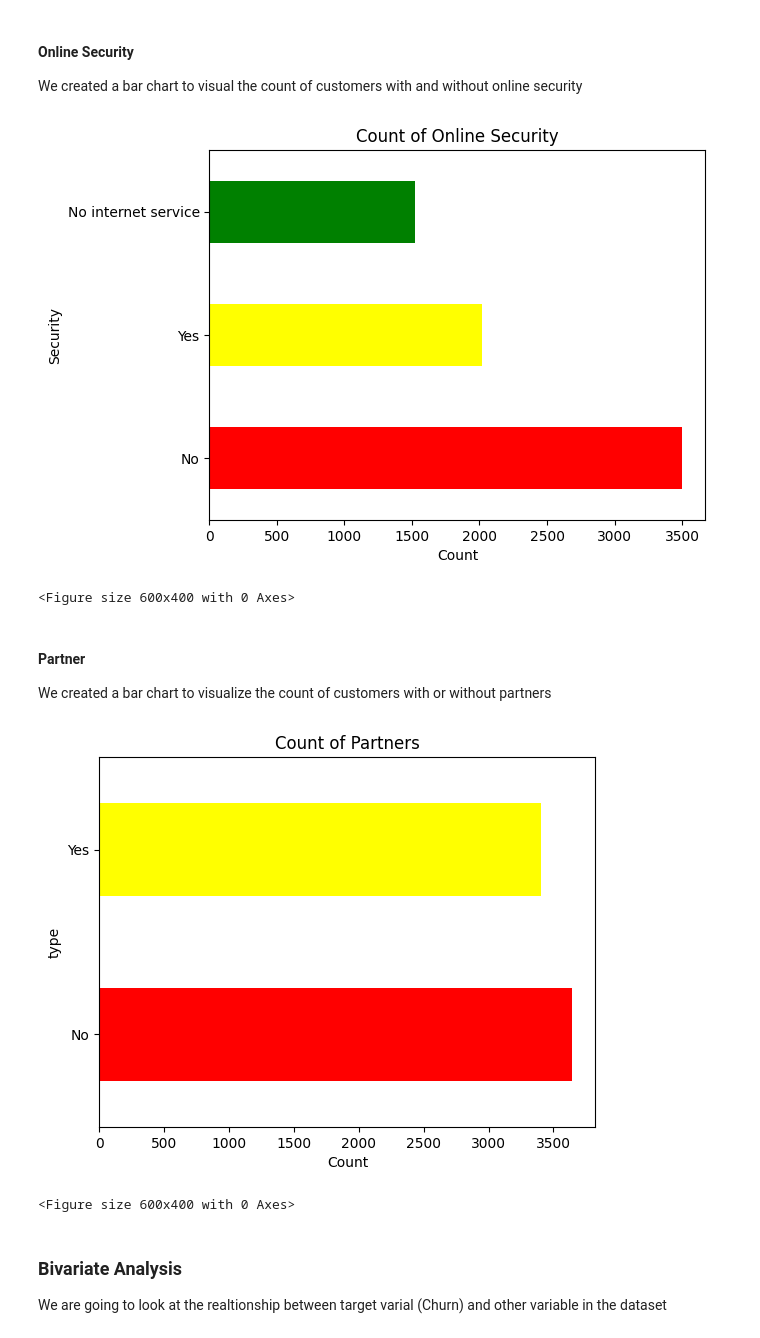
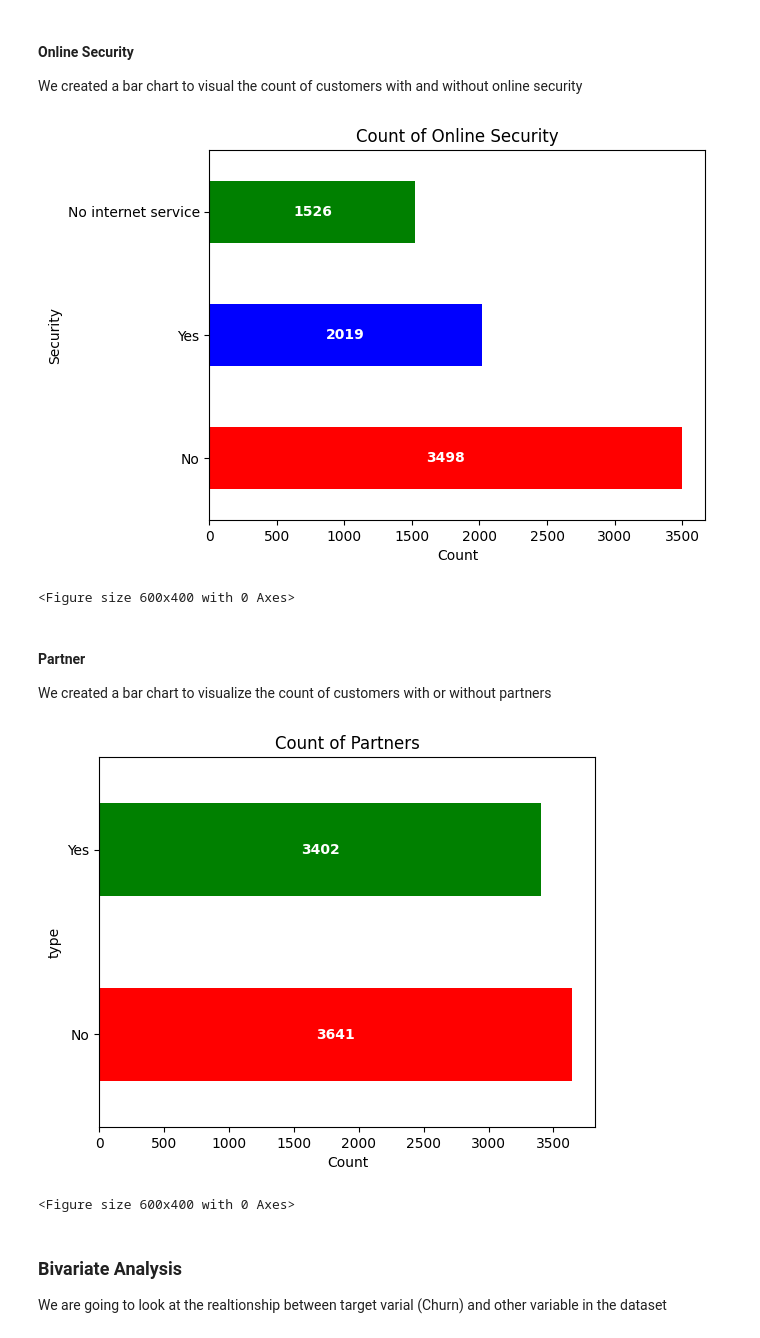
Before and after one commit to Jauloma/GIT_LP3, a Jupyter notebook: Code/Customer Churn_LP3.ipynb, the cells around one changed output. Saved outputs shown, nothing was run; the diff lists cells and outputs as text; code cells hidden in the pictures.

```diff
--- a/Code/Customer Churn_LP3.ipynb
+++ b/Code/Customer Churn_LP3.ipynb
@@ -261,9 +291,22 @@ plt.show()
 #### MultipleLines
 A bar chart to visuale customers with and without multiple lines
 # %%
+# First, we obtain a count of the different values in the 'MultipleLines'
+# column of a Pandas DataFrame named 'df_telco_cust'
 Multi_count = df_telco_cust['MultipleLines'].value_counts()
-colors = ['red', 'yellow', 'green']
+
+# Next, we define a list of colors for the bars in the horizontal bar chart
+colors = ['red', 'blue', 'green']
+
+# We create the horizontal bar chart using the Pandas plot() method, with the kind parameter set to
+# 'barh' for horizontal bars,and the color parameter set to the list of colors we defined earlier
 ax = Multi_count.plot(kind='barh', color=colors)
+
+# Loop through the bars and annotate the actual count in the center of each bar
+for i, v in enumerate(Multi_count):
+    ax.text(v/2, i, str(v), color='white', fontweight='bold', ha='center', va='center')
+
+# Adding label, title and size
 plt.title('Count of Multiple Lines')
 plt.xlabel('Count')
 plt.ylabel('Lines')
@@ -277,9 +320,22 @@ plt.show()
 #### Online Security
 We created a bar chart to visual the count of customers with and without online security
 # %%
+# First, we obtain a count of the different values in the 'OnlineSecurity'
+# column of a Pandas DataFrame named 'df_telco_cust'
 Security_count = df_telco_cust['OnlineSecurity'].value_counts()
-colors = ['red', 'yellow', 'green']
+
+# Next, we define a list of colors for the bars in the horizontal bar chart
+colors = ['red', 'blue', 'green']
+
+# We create the horizontal bar chart using the Pandas plot() method, with the kind parameter
+# set to 'barh' for horizontal bars, and the color parameter set to the list of colors we defined earlier
 ax = Security_count.plot(kind='barh', color=colors)
+
+# Loop through the bars and annotate the actual count in the center of each bar
+for i, v in enumerate(Security_count):
+    ax.text(v/2, i, str(v), color='white', fontweight='bold', ha='center', va='center')
+
+# Adding label, title and size
 plt.title('Count of Online Security')
 plt.xlabel('Count')
 plt.ylabel('Security')
@@ -287,23 +343,36 @@ plt.figure(figsize=(6,4))
 
 plt.show()
 # %% [output]
-[figure, old version]
+[figure, new version]
 <Figure size 600x400 with 0 Axes>
 # %% [markdown]
 #### Partner
 We created a bar chart to visualize the count of customers with or without partners
 # %%
+# First, we obtain a count of the different values in the 'Partner'
+# column of a Pandas DataFrame named 'df_telco_cust'
 partner_count = df_telco_cust['Partner'].value_counts()
-colors = ['red', 'yellow', 'green']
+
+# Next, we define a list of colors for the bars in the horizontal bar chart
+colors = ['red', 'green']
+
+# We create the horizontal bar chart using the Pandas plot() method, with the kind parameter set to
+# 'barh' for horizontal bars, and the color parameter set to the list of colors we defined earlier
 ax = partner_count.plot(kind='barh', color=colors)
+
+# Loop through the bars and annotate the actual count in the center of each bar
+for i, v in enumerate(partner_count):
+    ax.text(v/2, i, str(v), color='white', fontweight='bold', ha='center', va='center')
+
+# Adding label, title and size
 plt.title('Count of Partners')
 plt.xlabel('Count')
 plt.ylabel('type')
 plt.figure(figsize=(6,4))
 
 plt.show()
 # %% [output]
-[figure, old version]
+[figure, new version]
 <Figure size 600x400 with 0 Axes>
 # %% [markdown]
 ### Bivariate Analysis
```
Also changed, not shown: parts of 7 cells of this notebook.
